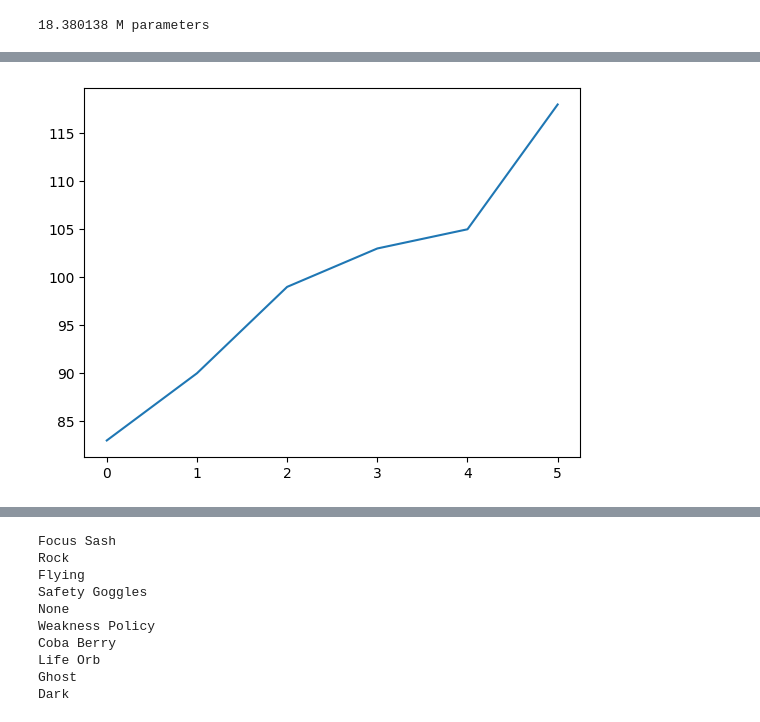
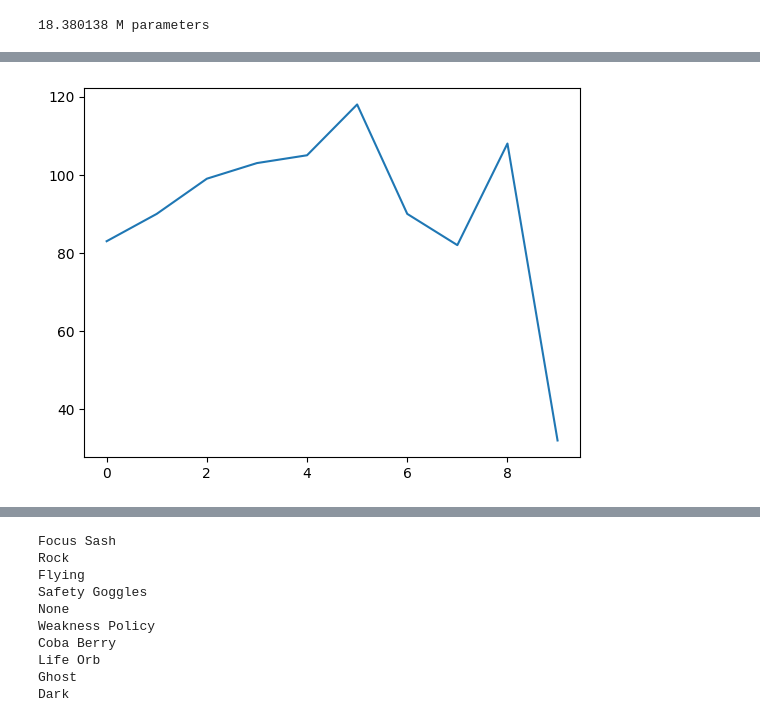
Before and after one commit to AlanOsys/PokemonTransformer, a Jupyter notebook: PokemonTransformerFromScratch.ipynb, the cells around one changed output, grey strips where cells are left out. Drawn from its saved outputs; the diff is of its cells as text; code cells hidden in the pictures.

```diff
--- a/PokemonTransformerFromScratch.ipynb
+++ b/PokemonTransformerFromScratch.ipynb
@@ -464,7 +473,7 @@ for x in worstSortedProbsIndexes:
 
 #plotting the attention maps and creating arrays to sort through the maps and find what output the attention nodes impact
 plt.figure()
-f, axarr = plt.subplots(1,len(final[2]),figsize=(20,2))
+f, axarr = plt.subplots(1,len(final[2]),figsize=(20,2),layout="tight")
 BestAttentionsArray = []
 WorstAttentionsArray = []
 
@@ -486,6 +495,7 @@ for map in range(len(final[2])):
         worstAttention.append(smallestSortedAttentionIndexes[i])
     #print(bestAttention)
     WorstAttentionsArray.append(worstAttention)
+plt.savefig("AttentionOutputsRetrainedBit0.jpg")
 
 
 ReshapedBAA = np.array(BestAttentionsArray).reshape(np.array(BestAttentionsArray).size).tolist()
@@ -510,6 +520,7 @@ try:
 
             sns.heatmap(attentionMap1.reshape(20,20),ax=axarr[map],cmap="mako")
 
+
     #except:
     else:
         plt.figure()
@@ -524,7 +535,7 @@ try:
 except:
     pass
 plt.figure()
-f, axarr = plt.subplots(7,9,figsize=(20,5),layout="tight")
+f, axarr = plt.subplots(Number_Heads,Layers_amount,figsize=(20,5),layout="tight")
 f.tight_layout()
 
 BestAttentionsArray = []
@@ -537,8 +548,8 @@ for block in range(np.array(final[6]).shape[0]):
         #print(attentionMap1)
         #print(attentionMap1.shape)
         axarr[head,block].axis("off")
-        sns.heatmap(attentionMap1.reshape(1,57),ax=axarr[head,block],cmap="mako")
-plt.savefig("AttentionMaps2.jpg")
+        sns.heatmap(attentionMap1.reshape(1,Embedding_neurons // Number_Heads),ax=axarr[head,block],cmap="mako")
+plt.savefig("AttentionMapsRetrainedBit0.jpg")
 #plotting the outputs
 plt.figure
 plot, axa = plt.subplots(1,1)
@@ -852,7 +864,7 @@ Water,Ground
 #- Avalanche
 #- Body Press
 #- Body Slam
-f = open("FineTuningPokemon7.txt","r",encoding="utf-8")
+f = open("FineTuningPokemon10.txt","r",encoding="utf-8")
 lines = f.readlines()
 #Genned = AutoCorrect(GenerateRandomPokemon()).split(",")[:-1]
 
@@ -961,7 +973,7 @@ plt.show()
 import matplotlib
 import numpy as np
 import matplotlib.pyplot as plt
-f = open("PokemonWinratesFile7.txt","r")
+f = open("PokemonWinratesFile10.txt","r")
 lines = f.readlines()
 arrayOfWinrates2 = []
 for i in lines:
@@ -989,7 +1001,7 @@ plt.plot(a_masked, 'r', linewidth=2)
 # add the threshold value (optional)
 plt.axhline(55, color='k', linestyle='--')
 plt.axhline(45, color='k', linestyle='--')
-plt.savefig("Graphs/Fine-Tuning6")
+plt.savefig("Graphs/Fine-Tuning9")
 plt.show()
 # %% [output]
 [figure]
@@ -1003,7 +1015,7 @@ for i in range(0,len(arrayOfWinrates2)):
     if arrayOfWinrates2[sortedList[i]] > 45.0 and arrayOfWinrates2[sortedList[i]] < 55.0:
         BalancedWinrates.append(sortedList[i])
 print(len(BalancedWinrates))
-f = open("FineTuningPokemon7.txt","r",encoding="utf-8")
+f = open("FineTuningPokemon9.txt","r",encoding="utf-8")
 
 pokemons = f.read().split("\n")
 pokemons = [pokemon.strip(",") for pokemon in sorted(pokemons)][1:]
@@ -1123,6 +1130,74 @@ for i in range(0,len(arrayOfWinrates2)):
 print(len(BalancedWinrates))
 finalWinrates.append(len(BalancedWinrates))
 
+f = open("PokemonWinratesFile7.txt","r")
+lines = f.readlines()
+arrayOfWinrates2 = []
+for i in lines:
+    rates = np.array(i.replace("[","").replace("]","").split(","),dtype=float)
+    average = np.average(rates)
+    arrayOfWinrates2.append(average)
+s = arrayOfWinrates2
+sortedList = sorted(range(len(s)), key=lambda k: s[k])
+#print(arrayOfWinrates2[sortedList[0]],sortedList[-3])
+BalancedWinrates = []
+for i in range(0,len(arrayOfWinrates2)):
+    if arrayOfWinrates2[sortedList[i]] > 45.0 and arrayOfWinrates2[sortedList[i]] < 55.0:
+        BalancedWinrates.append(sortedList[i])
+print(len(BalancedWinrates))
+finalWinrates.append(len(BalancedWinrates))
+
+f = open("PokemonWinratesFile8.txt","r")
+lines = f.readlines()
+arrayOfWinrates2 = []
+for i in lines:
+    rates = np.array(i.replace("[","").replace("]","").split(","),dtype=float)
+    average = np.average(rates)
+    arrayOfWinrates2.append(average)
+s = arrayOfWinrates2
+sortedList = sorted(range(len(s)), key=lambda k: s[k])
+#print(arrayOfWinrates2[sortedList[0]],sortedList[-3])
+BalancedWinrates = []
+for i in range(0,len(arrayOfWinrates2)):
+    if arrayOfWinrates2[sortedList[i]] > 45.0 and arrayOfWinrates2[sortedList[i]] < 55.0:
+        BalancedWinrates.append(sortedList[i])
+print(len(BalancedWinrates))
+finalWinrates.append(len(BalancedWinrates))
+
+f = open("PokemonWinratesFile9.txt","r")
+lines = f.readlines()
+arrayOfWinrates2 = []
+for i in lines:
+    rates = np.array(i.replace("[","").replace("]","").split(","),dtype=float)
+    average = np.average(rates)
+    arrayOfWinrates2.append(average)
+s = arrayOfWinrates2
+sortedList = sorted(range(len(s)), key=lambda k: s[k])
+#print(arrayOfWinrates2[sortedList[0]],sortedList[-3])
+BalancedWinrates = []
+for i in range(0,len(arrayOfWinrates2)):
+    if arrayOfWinrates2[sortedList[i]] > 45.0 and arrayOfWinrates2[sortedList[i]] < 55.0:
+        BalancedWinrates.append(sortedList[i])
+print(len(BalancedWinrates))
+finalWinrates.append(len(BalancedWinrates))
+
+f = open("PokemonWinratesFile10.txt","r")
+lines = f.readlines()
+arrayOfWinrates2 = []
+for i in lines:
+    rates = np.array(i.replace("[","").replace("]","").split(","),dtype=float)
+    average = np.average(rates)
+    arrayOfWinrates2.append(average)
+s = arrayOfWinrates2
+sortedList = sorted(range(len(s)), key=lambda k: s[k])
+#print(arrayOfWinrates2[sortedList[0]],sortedList[-3])
+BalancedWinrates = []
+for i in range(0,len(arrayOfWinrates2)):
+    if arrayOfWinrates2[sortedList[i]] > 45.0 and arrayOfWinrates2[sortedList[i]] < 55.0:
+        BalancedWinrates.append(sortedList[i])
+print(len(BalancedWinrates))
+finalWinrates.append(len(BalancedWinrates))
+
 plt.plot(finalWinrates)
 plt.show()
 # %% [output]
@@ -1135,3 +1214,3 @@ plt.show()
-[figure, old version]
+[figure, new version]
 # %%
 import random
```
Also changed, not shown: parts of 16 cells of this notebook.
